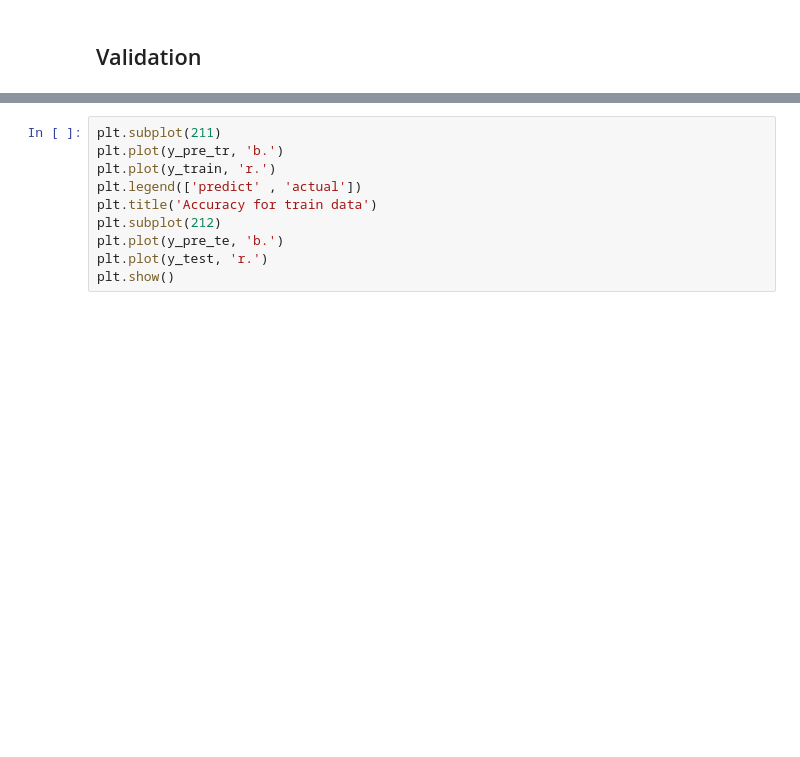
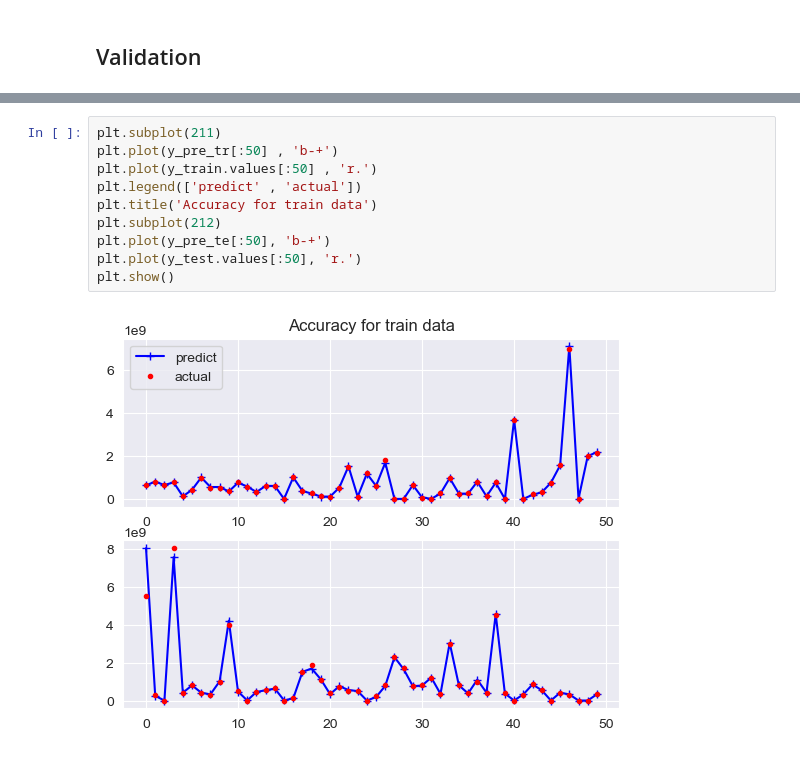
Before and after one commit to AliMokaffeli/Tehran_Housing, a Jupyter notebook: Tehran_Housing.ipynb, the cells around one changed output, grey strips where cells are left out. Saved outputs shown, nothing was run; the diff lists cells and outputs as text; blank space fills up the shorter version.

Commit message:
Prediction of house value in Tehran using XGboost algorithm

```diff
--- a/Tehran_Housing.ipynb
+++ b/Tehran_Housing.ipynb
@@ -103,10 +237,12 @@ print('R2 Score for Train data = ' , r2_score(y_train, y_pre_tr))
 # %%
 plt.subplot(211)
-plt.plot(y_pre_tr, 'b.')
-plt.plot(y_train, 'r.')
+plt.plot(y_pre_tr[:50] , 'b-+')
+plt.plot(y_train.values[:50] , 'r.')
 plt.legend(['predict' , 'actual'])
 plt.title('Accuracy for train data')
 plt.subplot(212)
-plt.plot(y_pre_te, 'b.')
-plt.plot(y_test, 'r.')
+plt.plot(y_pre_te[:50], 'b-+')
+plt.plot(y_test.values[:50], 'r.')
 plt.show()
+# %% [output]
+[figure, added]
```
Also changed, not shown: parts of 13 cells of this notebook.
